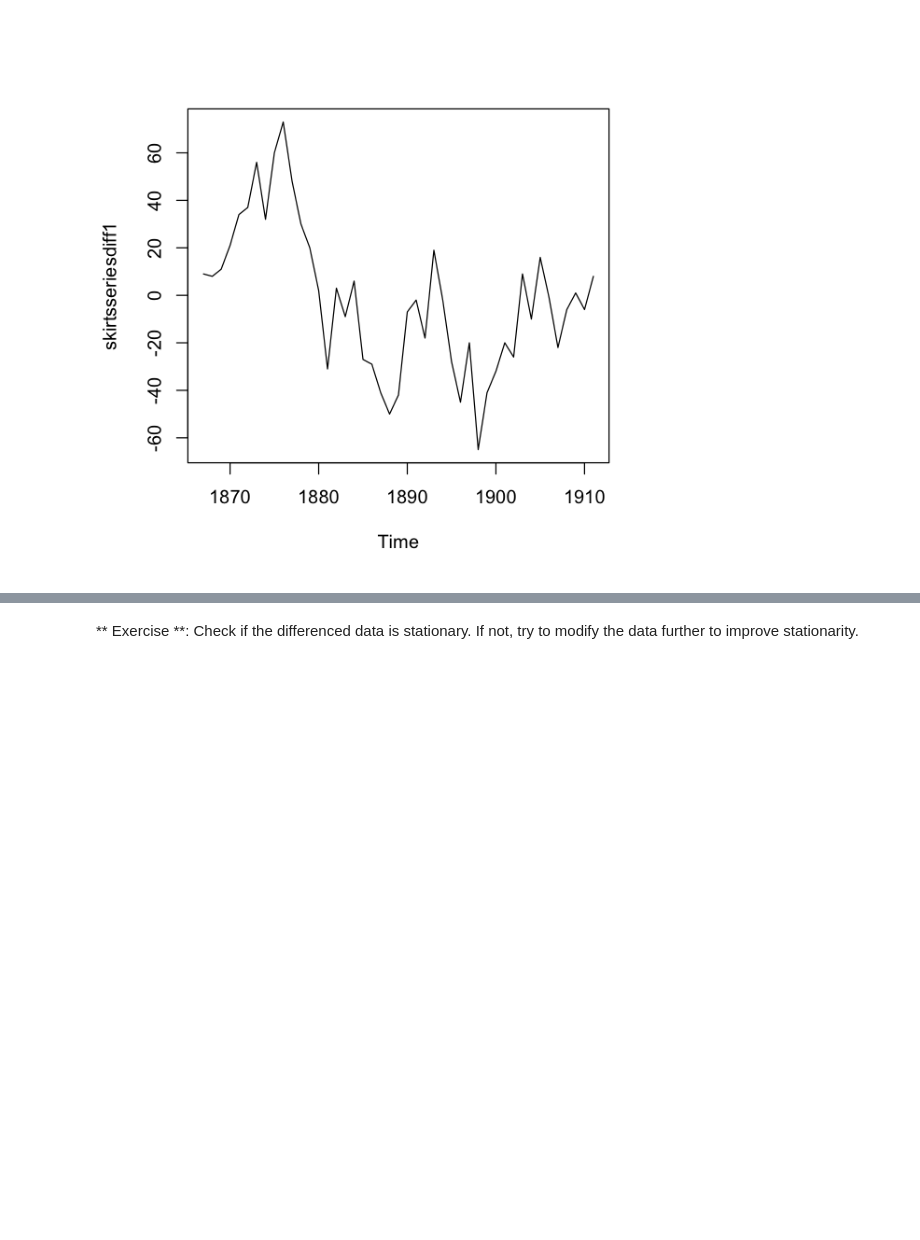
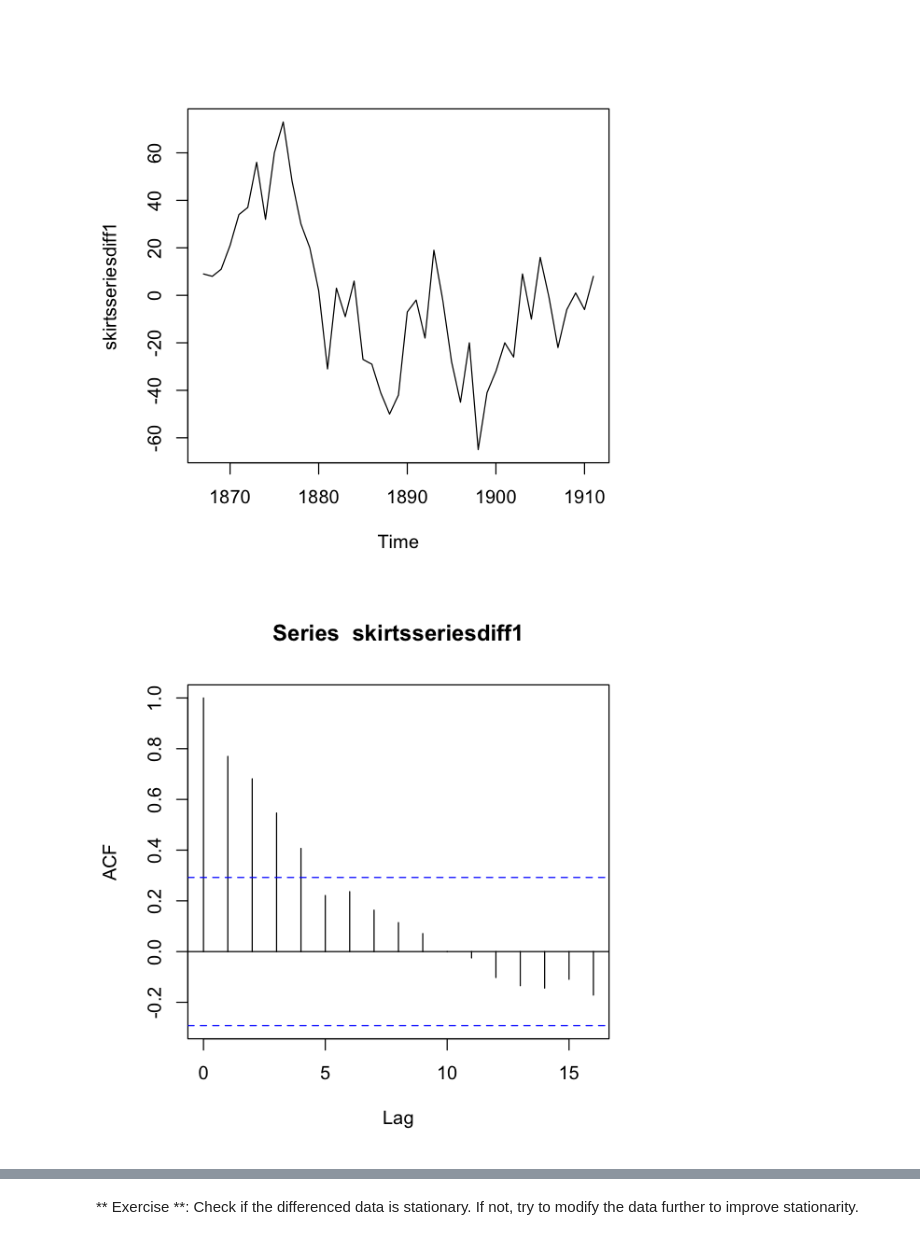
Before and after one commit to natemiller/DSCI6008-student, a Jupyter notebook: week5-TimeSeries/5.3-ARIMA/DSCI6008-5.3-Lecture_NateMiller.ipynb, the cells around one changed output, grey strips where cells are left out. Cells and saved outputs as stored; diff of their text form; code cells hidden in the pictures; blank space fills up the shorter version.

```diff
--- a/week5-TimeSeries/5.3-ARIMA/DSCI6008-5.3-Lecture.ipynb
+++ b/week5-TimeSeries/5.3-ARIMA/DSCI6008-5.3-Lecture_NateMiller.ipynb
@@ -206,3 +216,7 @@ skirtsseriesdiff1 = diff(skirtsseries)
 plot(skirtsseriesdiff1)
 # %% [output]
 [figure]
+# %%
+acf(skirtsseriesdiff1)
+# %% [output]
+[figure, added]
```
Also changed, not shown: parts of 3 cells of this notebook, 6 other files.
